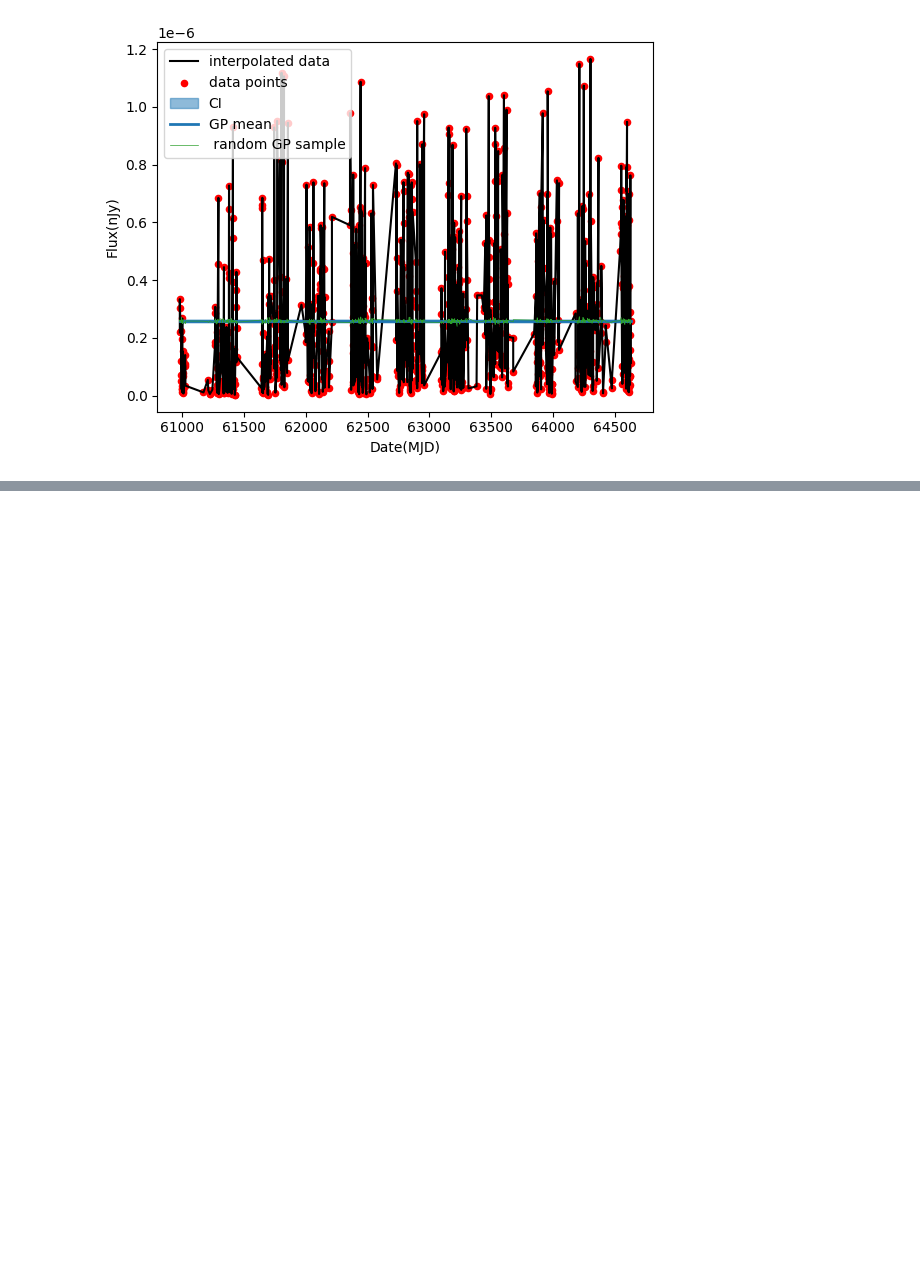
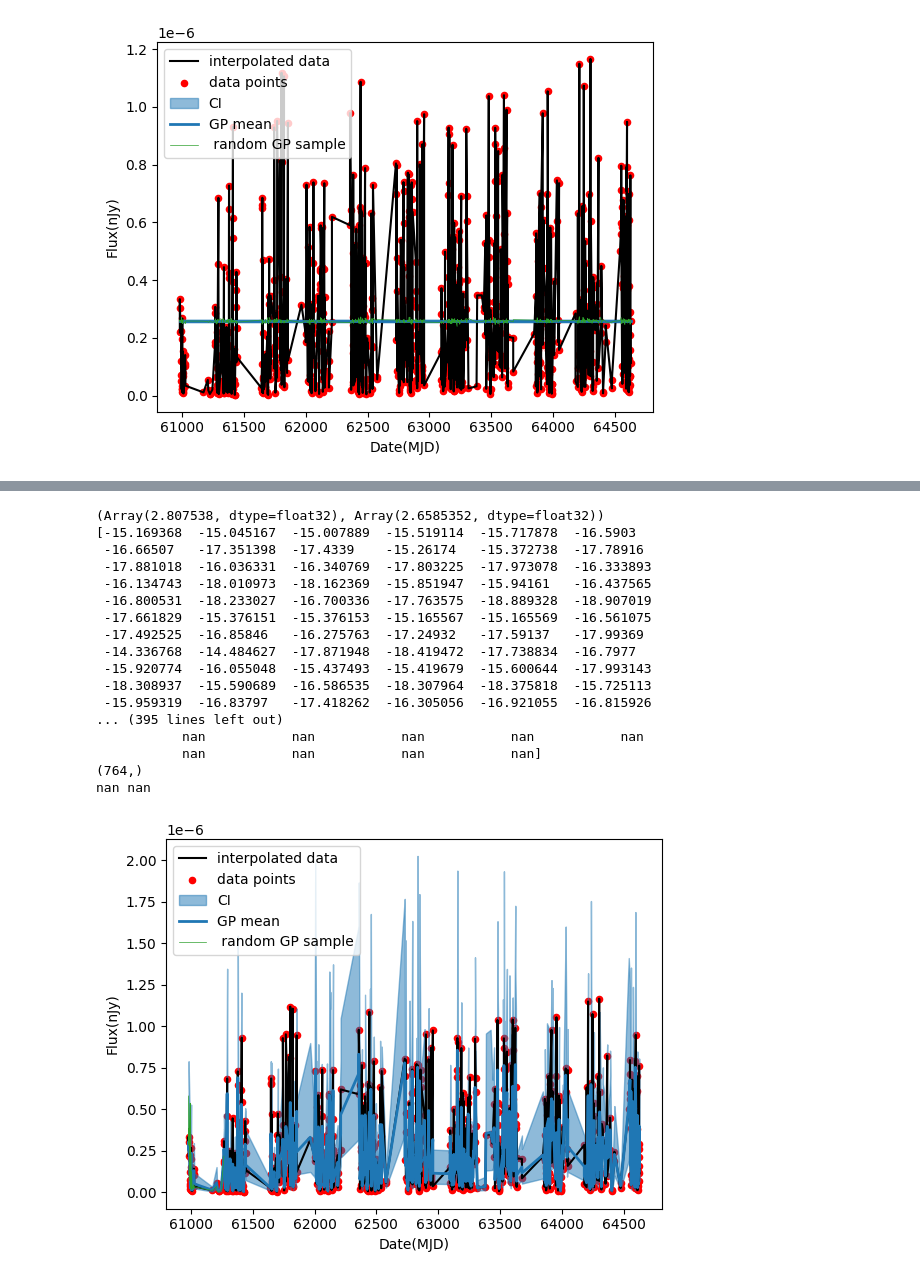
Before and after one commit to Zoe-Au/cosmographi, a Jupyter notebook: src/cosmographi/source/tiny_gp_experiments.ipynb, the cells around one changed output, grey strips where cells are left out. Cells and saved outputs as stored; diff of their text form; code cells hidden in the pictures; blank space fills up the shorter version.

```diff
--- a/src/cosmographi/source/tiny_gp_experiments.ipynb
+++ b/src/cosmographi/source/tiny_gp_experiments.ipynb
@@ -332,0 +448,65 @@ _ = plt.ylabel("Flux(nJy)")
+# %%
+assert not y.any() <= 0, "y contains non-positive values, cannot take log"
+
+y_log = jnp.log(y)
+
+def build_gp_var_fixed(theta: tuple[Param], x: jnp.ndarray) -> GaussianProcess:
+    """ Build a Gaussian Process with the given parameters and input data.
+    Precondition: theta is a tuple of (log_sigma, log_scale) parameters.
+    """
+    log_sigma, log_scale = theta
+    kernel = kernels.quasisep.Exp(scale=jnp.exp(log_scale), sigma=jnp.exp(log_sigma))
+    return GaussianProcess(kernel, x, diag=1.0)
+
+
+
+scale = Param("scale", value=100.0, shape=(), description="scale parameter")
+sigma = Param("sigma", value=1, shape=(), description="sigma parameter")
+
+theta = (jnp.log(float(sigma.value)), jnp.log(float(scale.value)))
+
+soln = solver.run(theta, X=x, y=y_log)
+
+gp = build_gp_var_fixed(soln.params, x)
+
+print(soln.params)
+
+cond_gp = gp.condition(y_log).gp
+
+mu, var = cond_gp.loc, cond_gp.variance
+
+print(mu, var)
+
+sample = jnp.exp(cond_gp.sample(jax.random.PRNGKey(42)))
+print(sample)
+print(jnp.shape(sample))
+print(jnp.min(sample), jnp.max(sample))
+
+
+plt.plot(x, y, color = "k")
+plt.scatter(x, y, color="red", s=20)
+plt.fill_between(x, jnp.exp(mu + jnp.sqrt(var)), jnp.exp(mu - jnp.sqrt(var)), color="C0", alpha=0.5)
+plt.plot(x, jnp.exp(mu), color="C0", lw=2)
+plt.plot(x, sample, color="C2", lw=0.5)
+plt.legend(["interpolated data", "data points", "CI", "GP mean", " random GP sample"])
+plt.xlabel("Date(MJD)")
+_ = plt.ylabel("Flux(nJy)")
+# %% [output]
+(Array(2.807538, dtype=float32), Array(2.6585352, dtype=float32))
+[-15.169368  -15.045167  -15.007889  -15.519114  -15.717878  -16.5903
+ -16.66507   -17.351398  -17.4339    -15.26174   -15.372738  -17.78916
+ -17.881018  -16.036331  -16.340769  -17.803225  -17.973078  -16.333893
+ -16.134743  -18.010973  -18.162369  -15.851947  -15.94161   -16.437565
+ -16.800531  -18.233027  -16.700336  -17.763575  -18.889328  -18.907019
+ -17.661829  -15.376151  -15.376153  -15.165567  -15.165569  -16.561075
+ -17.492525  -16.85846   -16.275763  -17.24932   -17.59137   -17.99369
+ -14.336768  -14.484627  -17.871948  -18.419472  -17.738834  -16.7977
+ -15.920774  -16.055048  -15.437493  -15.419679  -15.600644  -17.993143
+ -18.308937  -15.590689  -16.586535  -18.307964  -18.375818  -15.725113
+ -15.959319  -16.83797   -17.418262  -16.305056  -16.921055  -16.815926
+... (395 lines left out)
+           nan           nan           nan           nan           nan
+           nan           nan           nan           nan]
+(764,)
+nan nan
+[figure, added]
```
Also changed, not shown: parts of 8 cells of this notebook.
